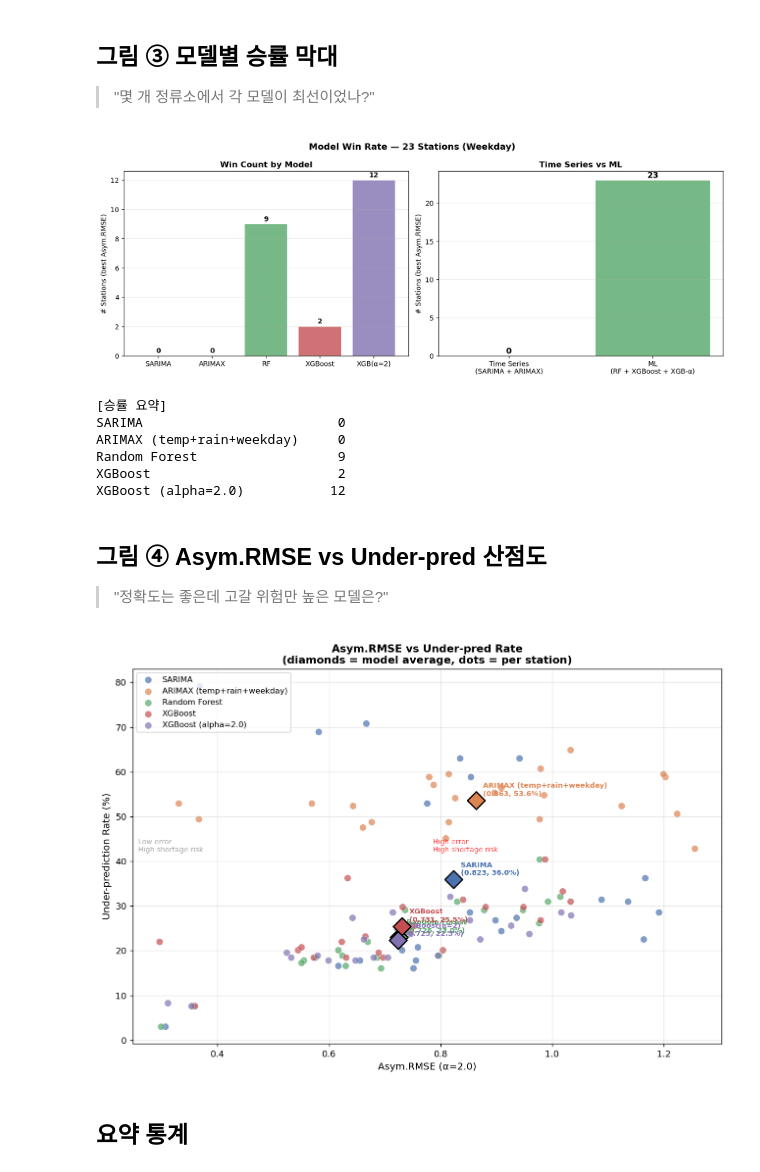
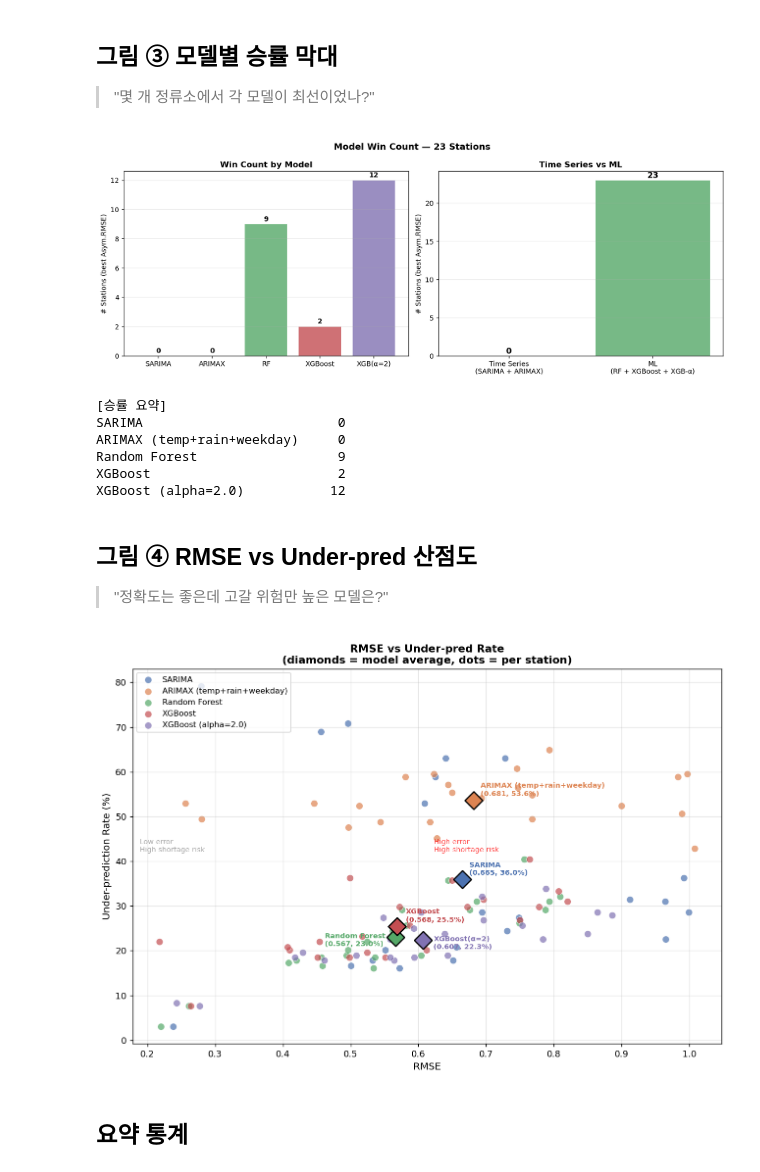
Before and after one commit to ezypuz/2026-Spring-TimeSeries-Group2, a Jupyter notebook: 99_bicycle-demand-forecase/notebooks/07_benchmark_visualization.ipynb, the cells around one changed output. Cells and saved outputs as stored; diff of their text form; code cells hidden in the pictures.

Commit message:
feat : add visualization notebook

```diff
--- a/99_bicycle-demand-forecase/notebooks/07_benchmark_visualization.ipynb
+++ b/99_bicycle-demand-forecase/notebooks/07_benchmark_visualization.ipynb
@@ -24,6 +24,7 @@ df = pd.read_csv(ROOT_DIR / 'results' / 'combined_benchmark.csv',
 # 컬럼명 통일
 ASYM_COL  = [c for c in df.columns if 'Asym' in c][0]
 UNDER_COL = 'Under-pred rate(%)'
+RMSE = 'RMSE'
 
 # 모델 순서 고정
 MODEL_ORDER = ['SARIMA', 'ARIMAX (temp+rain+weekday)', 'Random Forest',
@@ -161,7 +162,7 @@ ax2.set_ylabel('# Stations (best Asym.RMSE)')
 ax2.set_title('Time Series vs ML', fontsize=12, fontweight='bold')
 ax2.grid(axis='y', alpha=0.3)
 
-plt.suptitle('Model Win Rate — 23 Stations (Weekday)',
+plt.suptitle('Model Win Count — 23 Stations',
              fontsize=13, fontweight='bold')
 plt.tight_layout()
 plt.savefig(ROOT_DIR / 'figures' / 'fig3_winrate.png', bbox_inches='tight')
@@ -170,7 +171,7 @@ plt.show()
 print('\n[승률 요약]')
 print(win_counts.to_string())
 # %% [output]
-[figure, old version]
+[figure, new version]
 [승률 요약]
 SARIMA                         0
 ARIMAX (temp+rain+weekday)     0
@@ -178,48 +179,73 @@ Random Forest                  9
 XGBoost                        2
 XGBoost (alpha=2.0)           12
 # %% [markdown]
-## 그림 ④ Asym.RMSE vs Under-pred 산점도
+## 그림 ④ RMSE vs Under-pred 산점도
 > "정확도는 좋은데 고갈 위험만 높은 모델은?"
 # %%
 fig, ax = plt.subplots(figsize=(10, 7))
 
 for model, color in color_map.items():
     sub = df[df['model'] == model]
-    ax.scatter(sub[ASYM_COL], sub[UNDER_COL],
+    ax.scatter(sub[RMSE], sub[UNDER_COL],
                color=color, alpha=0.7, s=60, label=model, edgecolors='white', linewidth=0.5)
 
 # 모델별 평균 표시
 for model, color in color_map.items():
     sub = df[df['model'] == model]
-    mx, my = sub[ASYM_COL].mean(), sub[UNDER_COL].mean()
-    ax.scatter(mx, my, color=color, s=200, marker='D',
-               edgecolors='black', linewidth=1.5, zorder=5)
+    mx, my = sub[RMSE].mean(), sub[UNDER_COL].mean()
+
+    ax.scatter(
+        mx, my,
+        color=color,
+        s=200,
+        marker='D',
+        edgecolors='black',
+        linewidth=1.5,
+        zorder=5
+    )
+
     label = model.replace(' (temp+rain)', '').replace(' (alpha=2.0)', '(α=2)')
-    ax.annotate(f'{label}\n({mx:.3f}, {my:.1f}%)',
-                (mx, my), textcoords='offset points',
-                xytext=(8, 5), fontsize=8, color=color, fontweight='bold')
 
-ax.set_xlabel('Asym.RMSE (α=2.0)', fontsize=11)
+    if model == 'Random Forest':
+        xytext = (-80, -10)
+    elif model == 'XGBoost':
+        xytext = (10, 5)
+    elif model == 'XGBoost (alpha=2.0)':
+        xytext = (12, -10)
+    else:
+        xytext = (8, 5)
+
+    ax.annotate(
+        f'{label}\n({mx:.3f}, {my:.1f}%)',
+        (mx, my),
+        textcoords='offset points',
+        xytext=xytext,
+        fontsize=8,
+        color=color,
+        fontweight='bold'
+    )
+
+ax.set_xlabel('RMSE', fontsize=11)
 ax.set_ylabel('Under-prediction Rate (%)', fontsize=11)
-ax.set_title('Asym.RMSE vs Under-pred Rate\n(diamonds = model average, dots = per station)',
+ax.set_title('RMSE vs Under-pred Rate\n(diamonds = model average, dots = per station)',
              fontsize=12, fontweight='bold')
 ax.legend(loc='upper left', fontsize=9)
 ax.grid(alpha=0.3)
 
 # 사분면 라벨
 xlim, ylim = ax.get_xlim(), ax.get_ylim()
 xmid = (xlim[0] + xlim[1]) / 2
 ymid = (ylim[0] + ylim[1]) / 2
 ax.text(xlim[0]+0.01, ymid+1, 'Low error\nHigh shortage risk', fontsize=8,
         color='gray', alpha=0.7)
 ax.text(xmid+0.01, ymid+1, 'High error\nHigh shortage risk', fontsize=8,
         color='red', alpha=0.7)
 
 plt.tight_layout()
 plt.savefig(ROOT_DIR / 'figures' / 'fig4_scatter.png', bbox_inches='tight')
 plt.show()
 # %% [output]
-[figure, old version]
+[figure, new version]
 # %% [markdown]
 ## 요약 통계
 # %%
```
Also changed, not shown: parts of 2 cells of this notebook, 9 other files.
